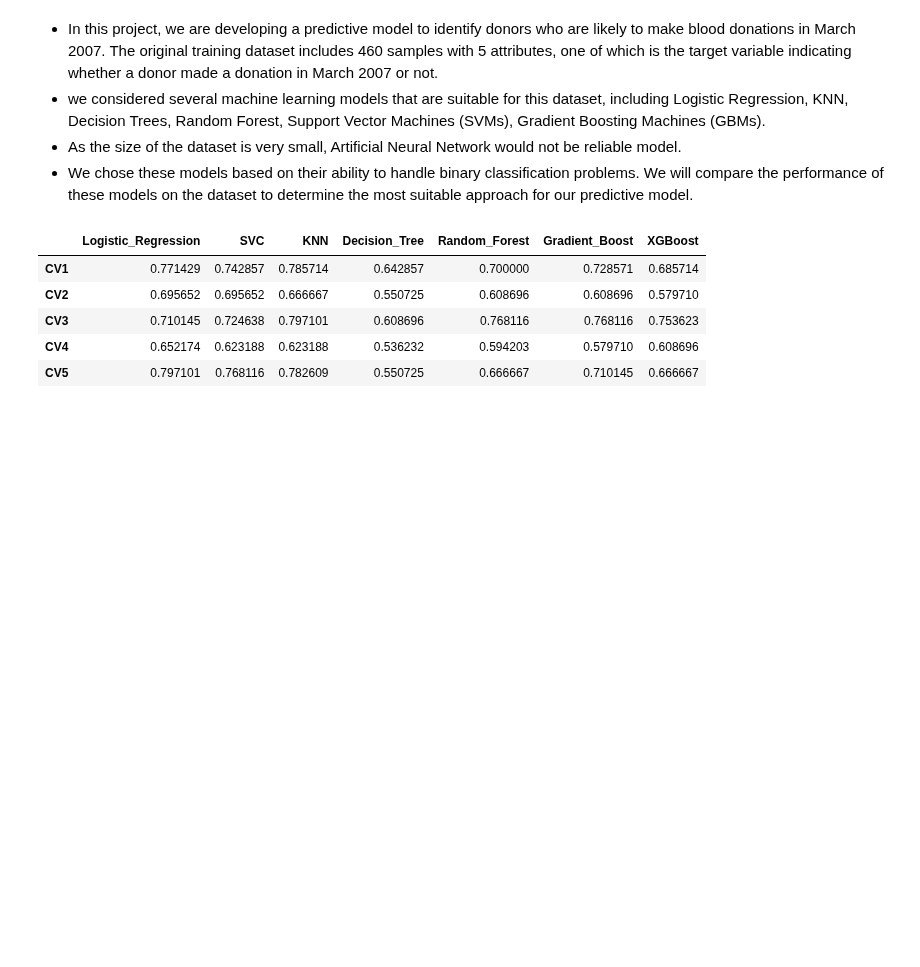
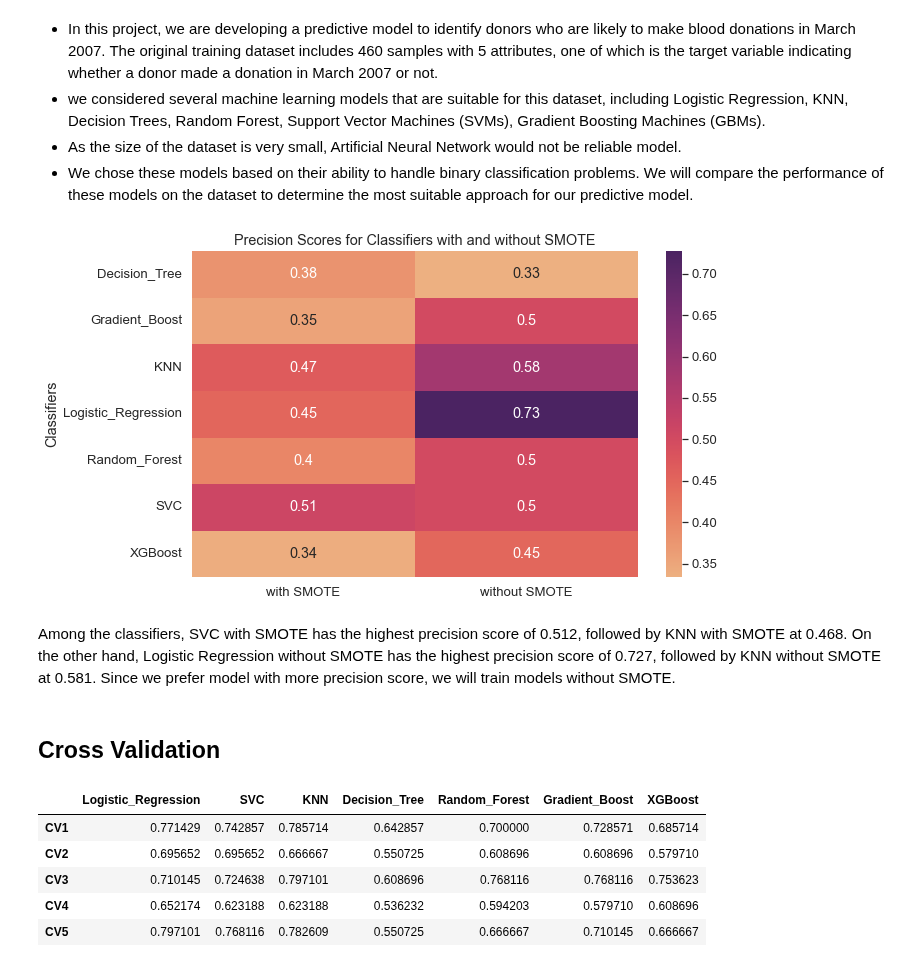
Before and after one commit to mdushetwar/Blood-Donation-Prediction, a Jupyter notebook: BloodDonationPred.ipynb, the cells around one changed output. Drawn from its saved outputs; the diff is of its cells as text; code cells hidden in the pictures; blank space fills up the shorter version.

Commit message:
with and without SMOTE pivot table

```diff
--- a/BloodDonationPred.ipynb
+++ b/BloodDonationPred.ipynb
@@ -696,6 +696,49 @@ Name: made_donation_in_march_2007, dtype: int64
 - we considered several machine learning models that are suitable for this dataset, including Logistic Regression, KNN, Decision Trees, Random Forest, Support Vector Machines (SVMs), Gradient Boosting Machines (GBMs).
 - As the size of the dataset is very small, Artificial Neural Network would not be reliable model.
 - We chose these models based on their ability to handle binary classification problems. We will compare the performance of these models on the dataset to determine the most suitable approach for our predictive model.
+# %%
+classifiers = {'Logistic_Regression': LogisticRegression(),
+               'SVC': SVC(),
+               'KNN': KNeighborsClassifier(),
+               'Decision_Tree': DecisionTreeClassifier(),
+               'Random_Forest': RandomForestClassifier(),
+               'Gradient_Boost': GradientBoostingClassifier(),
+               'XGBoost': XGBClassifier()}
+
+
+# Define result dictionary to store precision scores
+result_dict = {'Classifiers': [], 'with SMOTE': [], 'without SMOTE': []}
+
+# Loop through classifiers and get precision scores with and without SMOTE
+for name, clf in classifiers.items():
+    # Train and test model without SMOTE
+    clf.fit(X_train_transformed, y_train)
+    y_pred = clf.predict(X_test_transformed)
+    precision = precision_score(y_test, y_pred)
+    result_dict['Classifiers'].append(name)
+    result_dict['without SMOTE'].append(precision)
+
+    # Train and test model with SMOTE
+    clf.fit(X_smote, y_smote)
+    y_pred = clf.predict(X_test_transformed)
+    precision = precision_score(y_test, y_pred)
+    result_dict['with SMOTE'].append(precision)
+
+# Create pivot table with mean precision scores for each classifier
+result_df = pd.DataFrame(result_dict)
+pivot_table = result_df.pivot_table(index='Classifiers', values=['with SMOTE', 'without SMOTE'], aggfunc='mean')
+
+# Heatmap
+sns.set(font_scale=1.2)
+plt.figure(figsize=(10, 6))
+sns.heatmap(pivot_table, annot=True, cmap='flare')
+plt.title('Precision Scores for Classifiers with and without SMOTE');
+# %% [output]
+[figure, added]
+# %% [markdown]
+Among the classifiers, SVC with SMOTE has the highest precision score of 0.512, followed by KNN with SMOTE at 0.468. On the other hand, Logistic Regression without SMOTE has the highest precision score of 0.727, followed by KNN without SMOTE at 0.581. Since we prefer model with more precision score, we will train models without SMOTE.
+# %% [markdown]
+## Cross Validation
 # %%
 models= {'Logistic_Regression': LogisticRegression(), 'SVC': SVC(), 'KNN': KNeighborsClassifier(),
         'Decision_Tree': DecisionTreeClassifier(), 'Random_Forest': RandomForestClassifier(),
```
